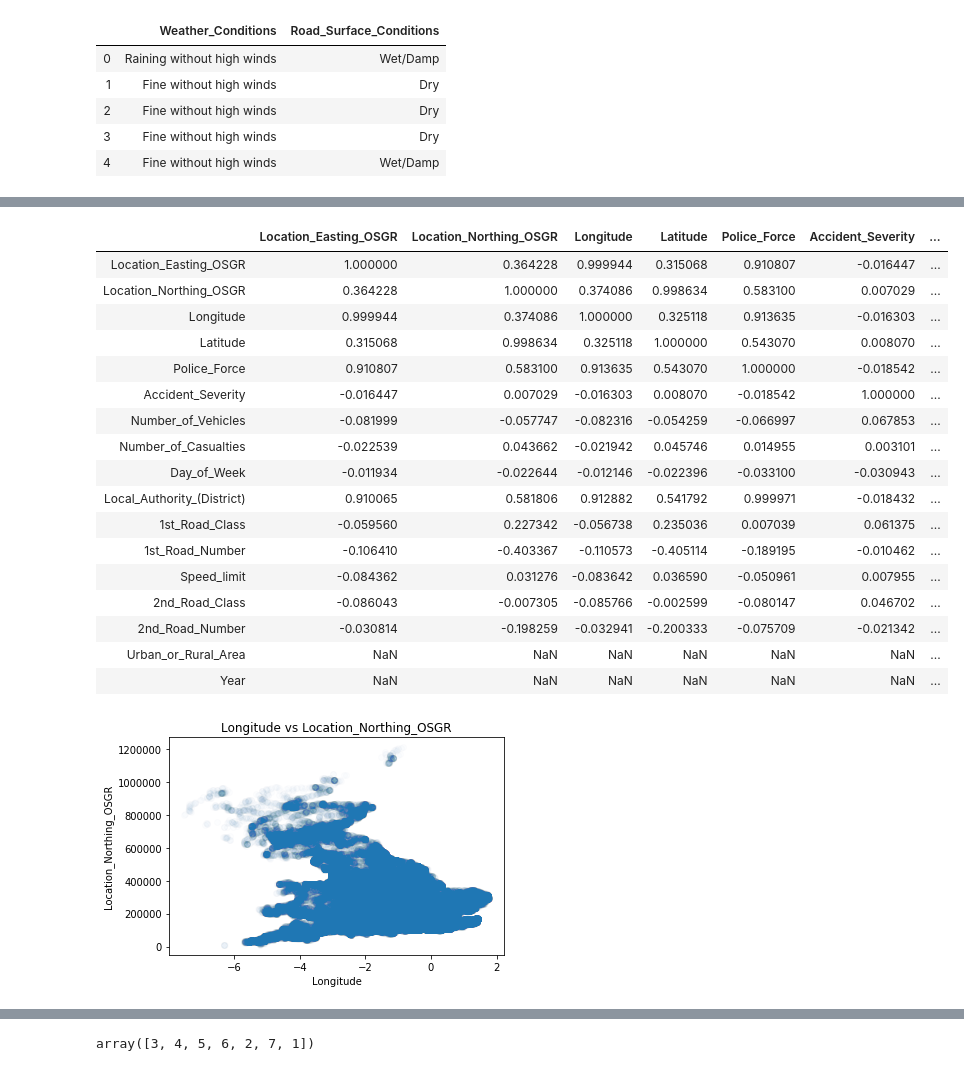
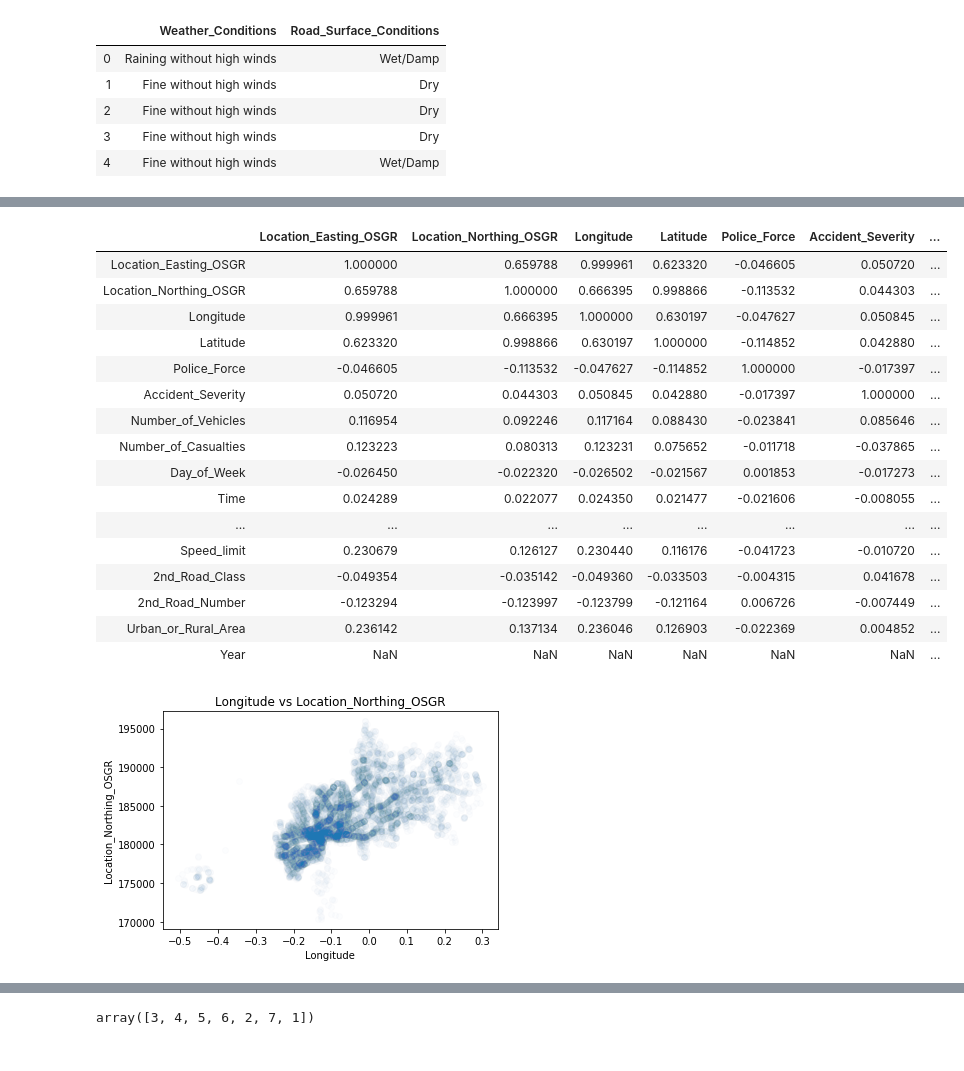
Before and after one commit to RodionovF/Machine_Learning_UNN, a Jupyter notebook: accidents_from_2005_to_2007.ipynb, the cells around one changed output, grey strips where cells are left out. Cells and saved outputs as stored; diff of their text form; code cells hidden in the pictures.

```diff
--- a/accidents_from_2005_to_2007.ipynb
+++ b/accidents_from_2005_to_2007.ipynb
@@ -22,0 +19,4 @@ data = pd.read_csv('accidents_2005_to_2007.csv', engine = 'python')
+# %%
+data = pd.read_csv('accidents_2005_to_2007.csv', engine = 'python', nrows = 10000)
+data = data.dropna(axis=1, how='all')
+data
@@ -169,0 +188,8 @@ numpy.float64
+# %%
+# Время будет хранить не строкой, а в секундах - int
+for i in range(len(data['Time'])):
+    if isinstance(data.loc[i,'Time'], str):
+        time = data.loc[i,'Time'].split(':')
+        data.loc[i,'Time'] = int(time[0]) * 60 * 60 + int(time[1]) * 60
+    else:
+        data.loc[i,'Time'] = 0
@@ -207,23 +260,22 @@ pass
 # %%
-data[:1000].corr()
+data.corr()
 # %% [output]
 |  | Location_Easting_OSGR | Location_Northing_OSGR | Longitude | Latitude | Police_Force | Accident_Severity | ... |
-| Location_Easting_OSGR | 1.000000 | 0.364228 | 0.999944 | 0.315068 | 0.910807 | -0.016447 | ... |
-| Location_Northing_OSGR | 0.364228 | 1.000000 | 0.374086 | 0.998634 | 0.583100 | 0.007029 | ... |
-| Longitude | 0.999944 | 0.374086 | 1.000000 | 0.325118 | 0.913635 | -0.016303 | ... |
-| Latitude | 0.315068 | 0.998634 | 0.325118 | 1.000000 | 0.543070 | 0.008070 | ... |
-| Police_Force | 0.910807 | 0.583100 | 0.913635 | 0.543070 | 1.000000 | -0.018542 | ... |
-| Accident_Severity | -0.016447 | 0.007029 | -0.016303 | 0.008070 | -0.018542 | 1.000000 | ... |
-| Number_of_Vehicles | -0.081999 | -0.057747 | -0.082316 | -0.054259 | -0.066997 | 0.067853 | ... |
-| Number_of_Casualties | -0.022539 | 0.043662 | -0.021942 | 0.045746 | 0.014955 | 0.003101 | ... |
-| Day_of_Week | -0.011934 | -0.022644 | -0.012146 | -0.022396 | -0.033100 | -0.030943 | ... |
-| Local_Authority_(District) | 0.910065 | 0.581806 | 0.912882 | 0.541792 | 0.999971 | -0.018432 | ... |
-| 1st_Road_Class | -0.059560 | 0.227342 | -0.056738 | 0.235036 | 0.007039 | 0.061375 | ... |
-| 1st_Road_Number | -0.106410 | -0.403367 | -0.110573 | -0.405114 | -0.189195 | -0.010462 | ... |
-| Speed_limit | -0.084362 | 0.031276 | -0.083642 | 0.036590 | -0.050961 | 0.007955 | ... |
-| 2nd_Road_Class | -0.086043 | -0.007305 | -0.085766 | -0.002599 | -0.080147 | 0.046702 | ... |
-| 2nd_Road_Number | -0.030814 | -0.198259 | -0.032941 | -0.200333 | -0.075709 | -0.021342 | ... |
-| Urban_or_Rural_Area | NaN | NaN | NaN | NaN | NaN | NaN | ... |
+| Location_Easting_OSGR | 1.000000 | 0.659788 | 0.999961 | 0.623320 | -0.046605 | 0.050720 | ... |
+| Location_Northing_OSGR | 0.659788 | 1.000000 | 0.666395 | 0.998866 | -0.113532 | 0.044303 | ... |
+| Longitude | 0.999961 | 0.666395 | 1.000000 | 0.630197 | -0.047627 | 0.050845 | ... |
+| Latitude | 0.623320 | 0.998866 | 0.630197 | 1.000000 | -0.114852 | 0.042880 | ... |
+| Police_Force | -0.046605 | -0.113532 | -0.047627 | -0.114852 | 1.000000 | -0.017397 | ... |
+| Accident_Severity | 0.050720 | 0.044303 | 0.050845 | 0.042880 | -0.017397 | 1.000000 | ... |
+| Number_of_Vehicles | 0.116954 | 0.092246 | 0.117164 | 0.088430 | -0.023841 | 0.085646 | ... |
+| Number_of_Casualties | 0.123223 | 0.080313 | 0.123231 | 0.075652 | -0.011718 | -0.037865 | ... |
+| Day_of_Week | -0.026450 | -0.022320 | -0.026502 | -0.021567 | 0.001853 | -0.017273 | ... |
+| Time | 0.024289 | 0.022077 | 0.024350 | 0.021477 | -0.021606 | -0.008055 | ... |
+| ... | ... | ... | ... | ... | ... | ... | ... |
+| Speed_limit | 0.230679 | 0.126127 | 0.230440 | 0.116176 | -0.041723 | -0.010720 | ... |
+| 2nd_Road_Class | -0.049354 | -0.035142 | -0.049360 | -0.033503 | -0.004315 | 0.041678 | ... |
+| 2nd_Road_Number | -0.123294 | -0.123997 | -0.123799 | -0.121164 | 0.006726 | -0.007449 | ... |
+| Urban_or_Rural_Area | 0.236142 | 0.137134 | 0.236046 | 0.126903 | -0.022369 | 0.004852 | ... |
 | Year | NaN | NaN | NaN | NaN | NaN | NaN | ... |
 # %%
 plt.plot(data['Longitude'], data['Location_Northing_OSGR'], 'o', alpha = 0.01)
@@ -232,7 +284,7 @@ plt.ylabel('Location_Northing_OSGR')
 plt.title('Longitude vs Location_Northing_OSGR')
 pass
 # %% [output]
-[figure, old version]
+[figure, new version]
 # %%
 data['Number_of_Vehicles'] < 3
 # %% [output]
```
Also changed, not shown: parts of 77 cells of this notebook.
